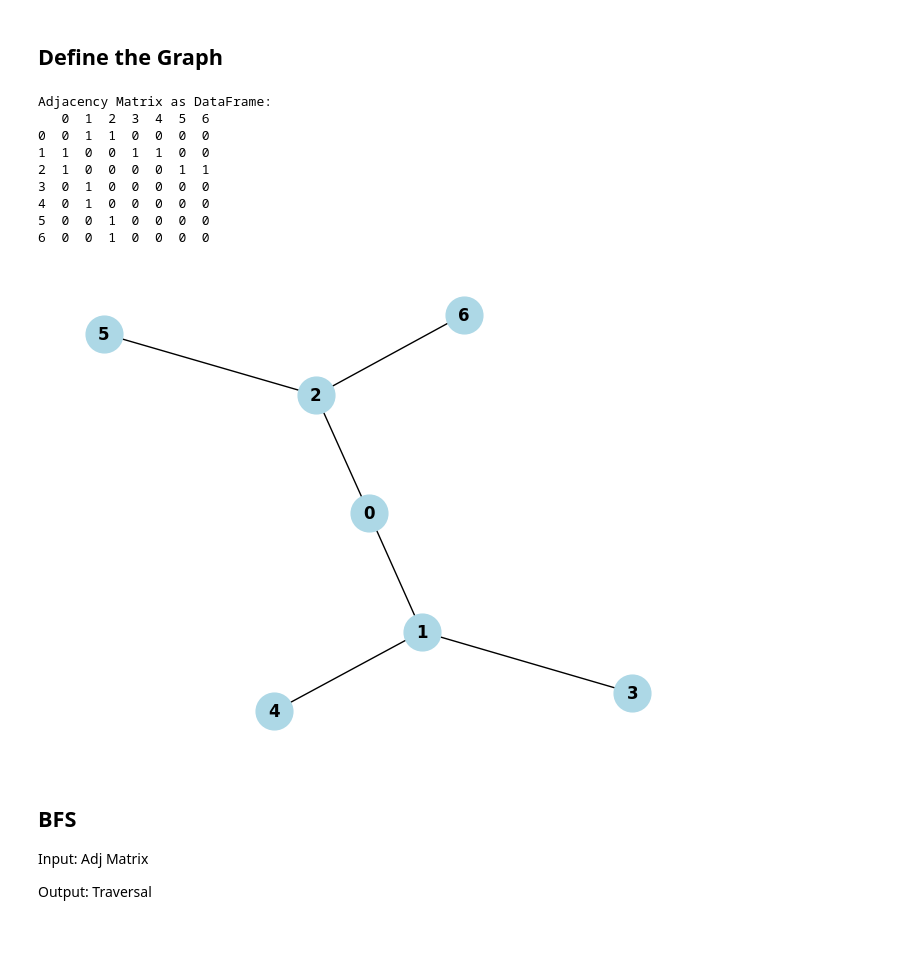
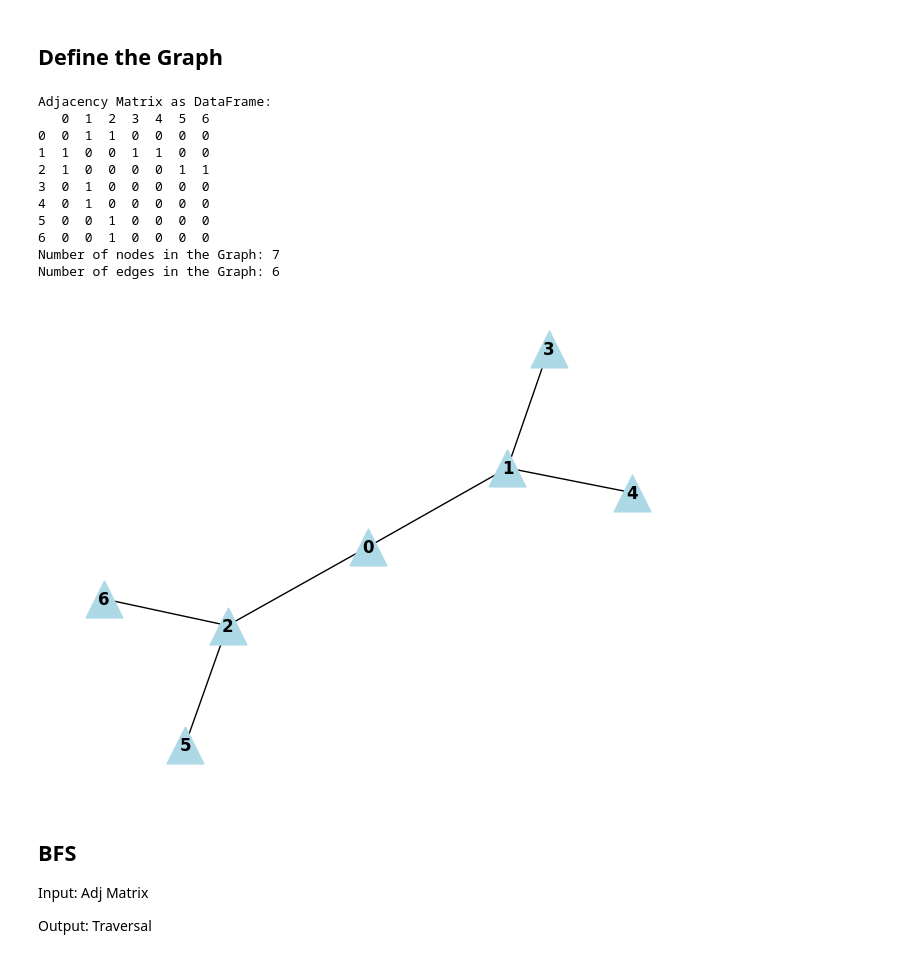
Before and after one commit to kiit-code/kiit-ai-lab, a Jupyter notebook: lab-01/2205533_Assignment_1.ipynb, the cells around one changed output. Cells and saved outputs as stored; diff of their text form; code cells hidden in the pictures.

```diff
--- a/lab-01/2205533_Assignment_1.ipynb
+++ b/lab-01/2205533_Assignment_1.ipynb
@@ -38,37 +34,42 @@ adj_matrix = [
     [0, 1, 1, 0, 0, 0, 0],  # Node 0 is connected to nodes 1 and 2
     [1, 0, 0, 1, 1, 0, 0],  # Node 1 is connected to nodes 0, 3, and 4
     [1, 0, 0, 0, 0, 1, 1],  # Node 2 is connected to nodes 0, 5, and 6
     [0, 1, 0, 0, 0, 0, 0],  # Node 3 is connected to node 1
     [0, 1, 0, 0, 0, 0, 0],  # Node 4 is connected to node 1
     [0, 0, 1, 0, 0, 0, 0],  # Node 5 is connected to node 2
     [0, 0, 1, 0, 0, 0, 0],  # Node 6 is connected to node 2
 ]
 
 # Build the graph from the adjacency matrix
 g = build_graph_from_adjacency_matrix(adj_matrix)
 
-# Display the adjacency matrix using pandas (optional)
-
+# Display the adjacency matrix using pandas
 print("\nAdjacency Matrix as DataFrame:")
 print(pd.DataFrame(adj_matrix))
 
+print(f"Number of nodes in the Graph: {g.number_of_nodes()}")
+print(f"Number of edges in the Graph: {g.number_of_edges()}")
+
+
 # Draw the graph with labels
-nx.draw(g, with_labels=True, node_color="lightblue", node_size=700, font_weight="bold")
+nx.draw(g, with_labels=True, node_color="lightblue", node_size=700, font_weight="bold", node_shape = "^")
 
 # Save the graph visualization as an image
 plt.savefig("graph.png")
 plt.show()
 # %% [output]
 Adjacency Matrix as DataFrame:
    0  1  2  3  4  5  6
 0  0  1  1  0  0  0  0
 1  1  0  0  1  1  0  0
 2  1  0  0  0  0  1  1
 3  0  1  0  0  0  0  0
 4  0  1  0  0  0  0  0
 5  0  0  1  0  0  0  0
 6  0  0  1  0  0  0  0
+Number of nodes in the Graph: 7
+Number of edges in the Graph: 6
-[figure, old version]
+[figure, new version]
 # %% [markdown]
 ## BFS
 
```
Also changed, not shown: parts of 5 cells of this notebook, 18 other files.
